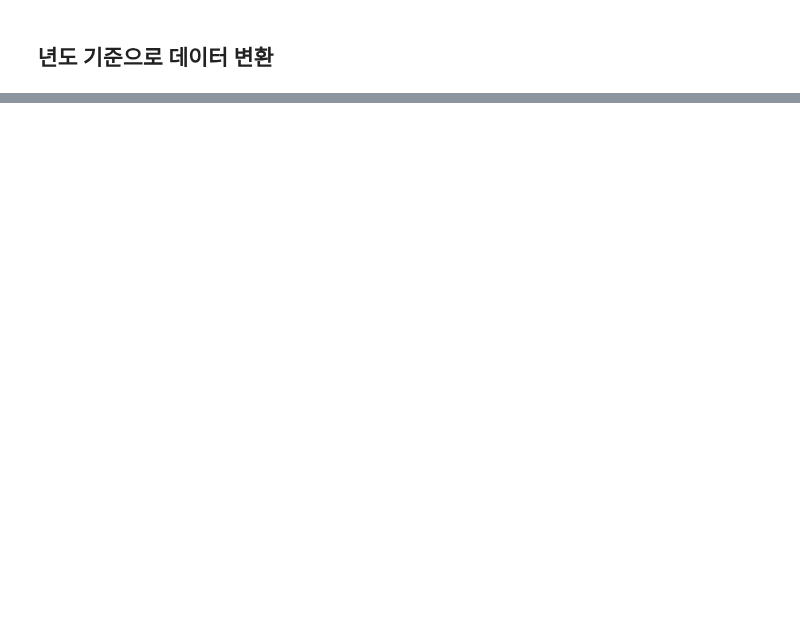
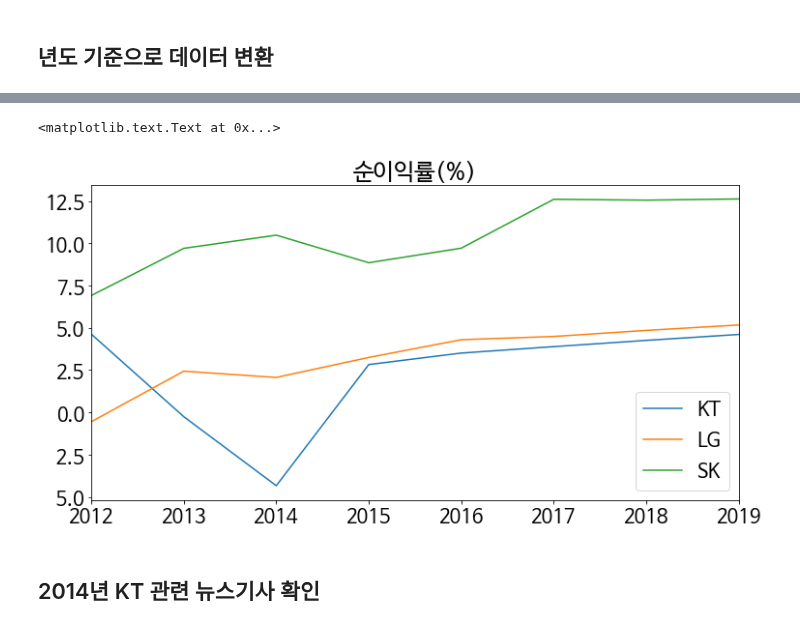
Before and after one commit to woosa7/PythonDataAnalytics, a Jupyter notebook: FinanceDA/Naver 재무제표 크롤링.ipynb, the cells around one changed output, grey strips where cells are left out. Cells and saved outputs as stored; diff of their text form; code cells hidden in the pictures; blank space fills up the shorter version.

```diff
--- a/FinanceDA/Naver 재무제표 크롤링.ipynb
+++ b/FinanceDA/Naver 재무제표 크롤링.ipynb
@@ -138,0 +157,8 @@ trans_df
+# %%
+# 필요한 컬럼만 추출
+summary_df = trans_df[['매출액','영업이익','당기순이익','자산총계','부채총계','자본총계','자본금','영업활동현금흐름','투자활동현금흐름',
+                       '재무활동현금흐름','CAPEX','FCF','이자발생부채','영업이익률','순이익률','ROE(%)','ROA(%)','부채비율','자본유보율',
+                       'EPS(원)','PER(배)','BPS(원)','PBR(배)','현금DPS(원)','현금배당수익률','현금배당성향(%)','발행주식수(보통주)']]
+# 컬럼명 영문으로 변경
+summary_df.columns = colnames
+summary_df
@@ -138,0 +268,10 @@ trans_df
+# %%
+temp_dict = {'KT':summary_df['ron'], 'SK':df1['ron'], 'LG':df2['ron']}
+df_roe = pd.DataFrame(temp_dict)
+df_roe.plot()
+plt.title('순이익률(%)')
+# %% [output]
+<matplotlib.text.Text at 0x...>
+[figure, added]
+# %% [markdown]
+## 2014년 KT 관련 뉴스기사 확인
```
Also changed, not shown: parts of 25 cells of this notebook, 1 other file.
